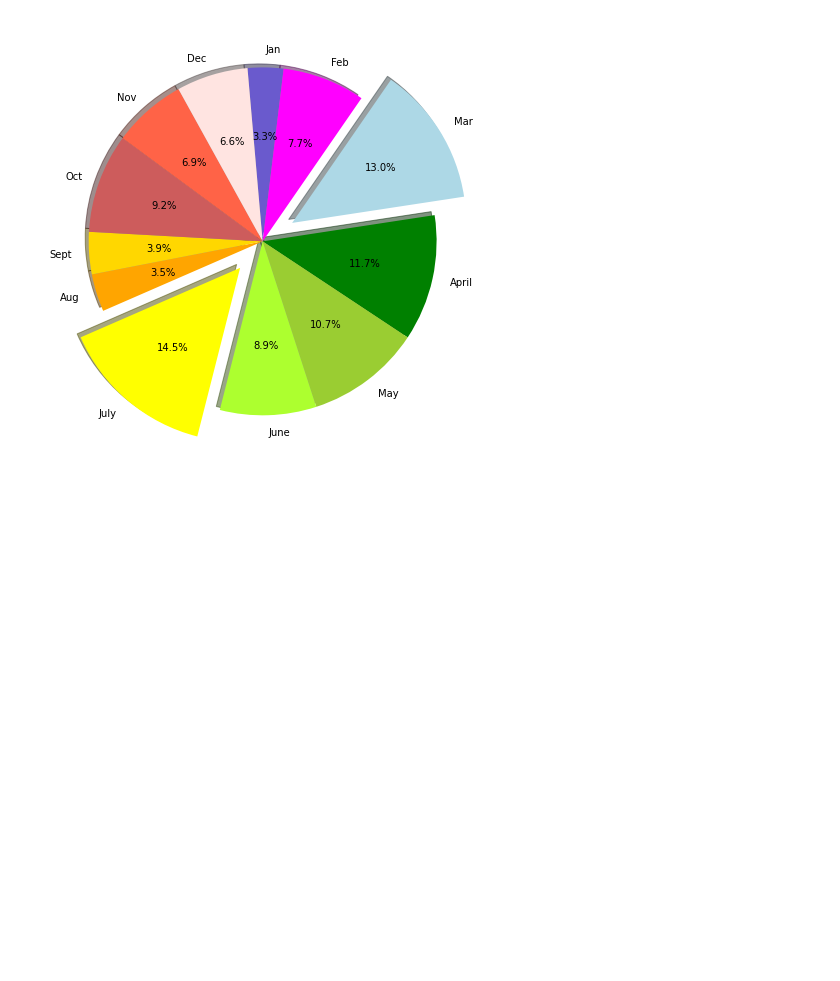
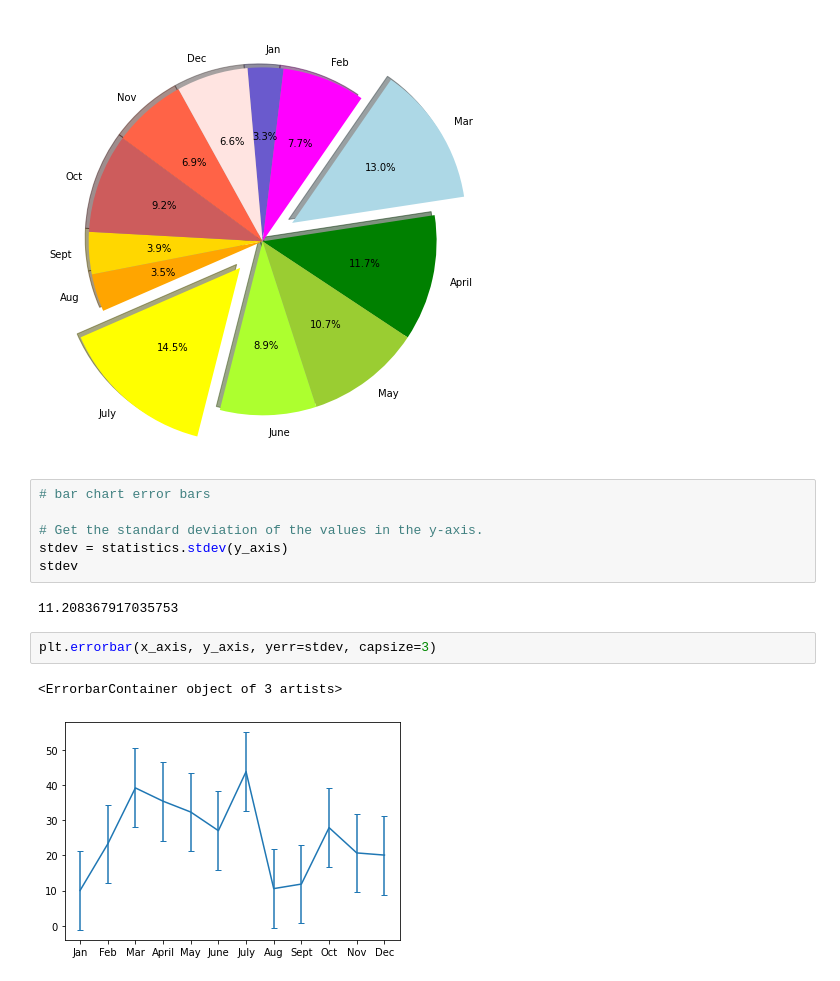
Before and after one commit to cbeckler/pyber_analysis, a Jupyter notebook: practice_code/matplotlib_practiceipynb.ipynb, the cells around one changed output. Cells and saved outputs as stored; diff of their text form; blank space fills up the shorter version.

Commit message:
graph extras

```diff
--- a/practice_code/matplotlib_practiceipynb.ipynb
+++ b/practice_code/matplotlib_practiceipynb.ipynb
@@ -359,3 +362,16 @@ ax.invert_yaxis()
 plt.show()
 # %% [output]
 [figure]
+# %%
+# bar chart error bars
+
+# Get the standard deviation of the values in the y-axis.
+stdev = statistics.stdev(y_axis)
+stdev
+# %% [output]
+11.208367917035753
+# %%
+plt.errorbar(x_axis, y_axis, yerr=stdev, capsize=3)
+# %% [output]
+<ErrorbarContainer object of 3 artists>
+[figure, added]
```
Also changed, not shown: parts of 7 cells of this notebook.
